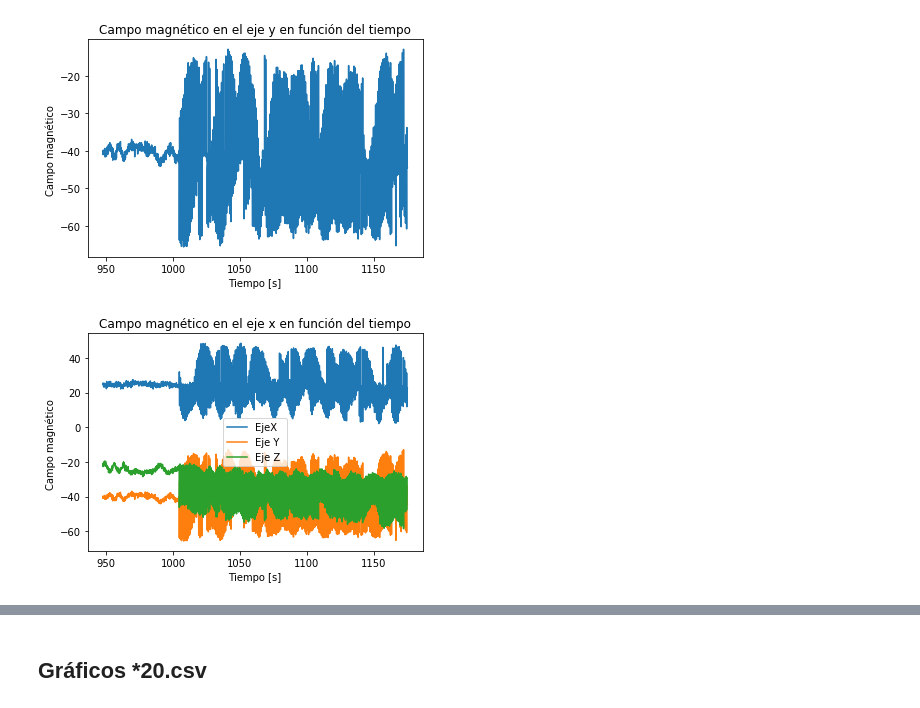
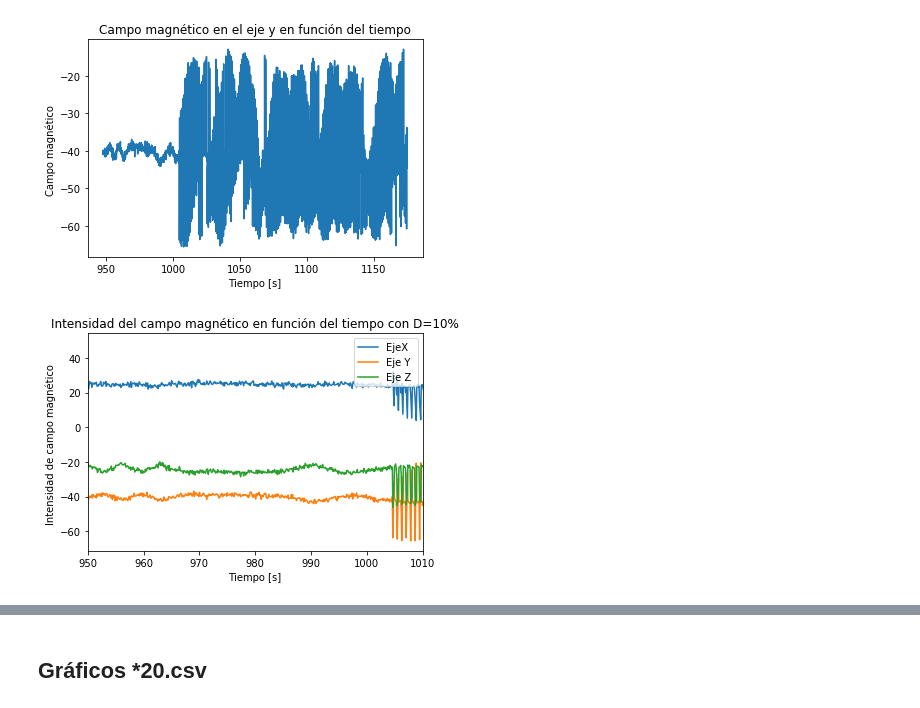
Before and after one commit to Luninni/ExperenciaSatelites, a Jupyter notebook: graficos.ipynb, the cells around one changed output, grey strips where cells are left out. Cells and saved outputs as stored; diff of their text form; code cells hidden in the pictures.

```diff
--- a/graficos.ipynb
+++ b/graficos.ipynb
@@ -69,18 +69,19 @@ plt.show()
 # %% [output]
 [figure]
 # %%
+
 plt.plot(time,mx)
 plt.plot(time,my)
 plt.plot(time,mz)
-plt.legend(('EjeX', 'Eje Y ','Eje Z'))
-##plt.prop=({'size':5})
-##plt.loc = ('upper left')
+plt.xlim(950, 1010)
+plt.legend(('EjeX', 'Eje Y ','Eje Z'), prop = {'size':10}, loc = 'upper right')
 plt.xlabel("Tiempo [s]")
-plt.ylabel("Campo magnético ")
-plt.title("Campo magnético en el eje x en función del tiempo")
+plt.ylabel("Intensidad de campo magnético ")
+plt.title("Intensidad del campo magnético en función del tiempo con D=10%")
+plt.savefig('Ejes1.eps')
 plt.show()
 # %% [output]
-[figure, old version]
+[figure, new version]
 # %%
 plt.plot(time,mz)
 plt.xlabel("Tiempo [s]")
```
Also changed, not shown: parts of 47 cells of this notebook.
